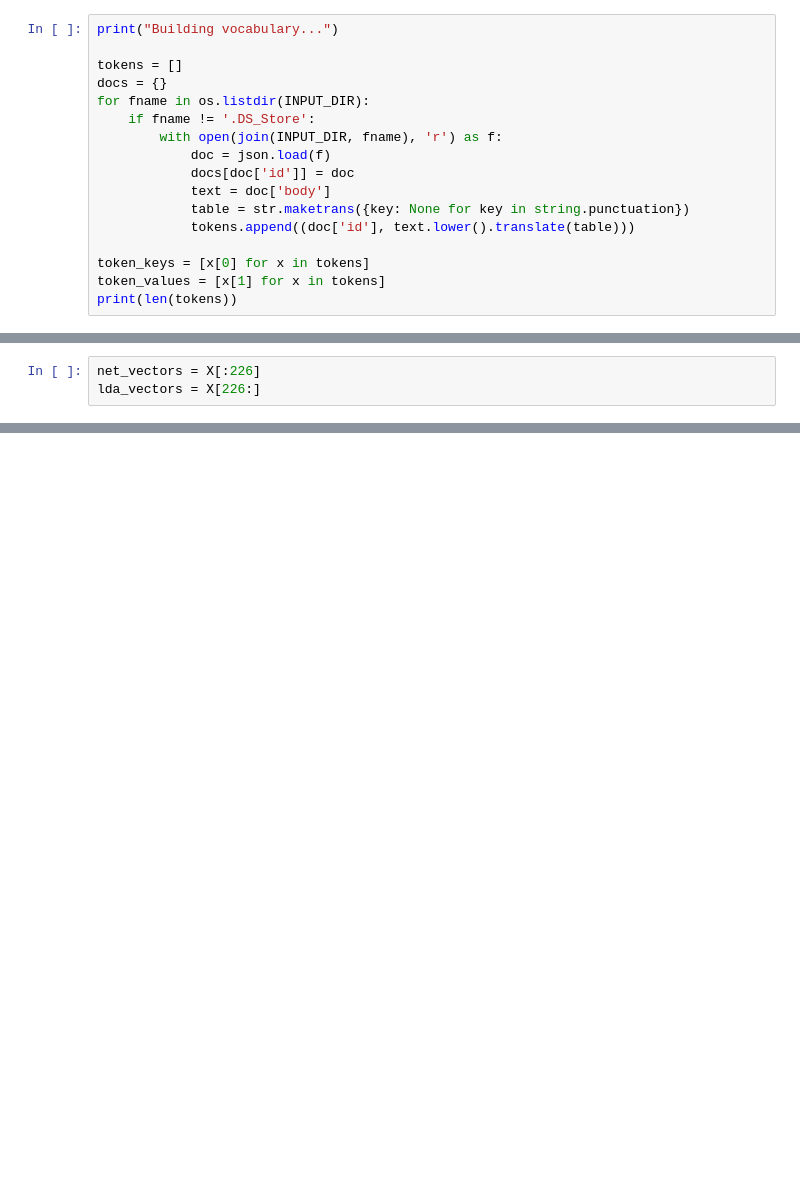
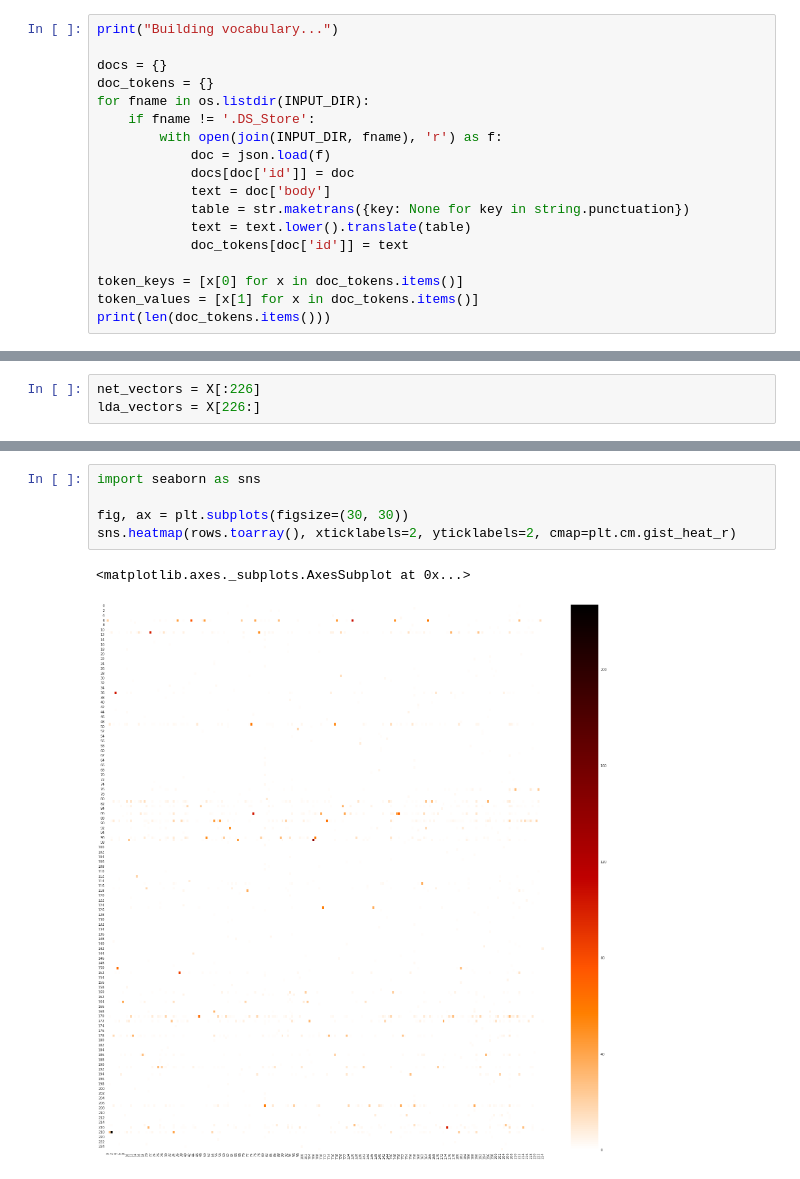
Before and after one commit to patorn/ucl_topic_structure_network_analysis, a Jupyter notebook: network.ipynb, the cells around one changed output, grey strips where cells are left out. Drawn from its saved outputs; the diff is of its cells as text; blank space fills up the shorter version.

```diff
--- a/network.ipynb
+++ b/network.ipynb
@@ -33,8 +34,8 @@ def tokenize(text):
 # %%
 print("Building vocabulary...")
 
-tokens = []
 docs = {}
+doc_tokens = {}
 for fname in os.listdir(INPUT_DIR):
     if fname != '.DS_Store':
         with open(join(INPUT_DIR, fname), 'r') as f:
@@ -42,11 +43,12 @@ for fname in os.listdir(INPUT_DIR):
             docs[doc['id']] = doc
             text = doc['body']
             table = str.maketrans({key: None for key in string.punctuation})
-            tokens.append((doc['id'], text.lower().translate(table)))
+            text = text.lower().translate(table)
+            doc_tokens[doc['id']] = text
 
-token_keys = [x[0] for x in tokens]
-token_values = [x[1] for x in tokens]
-print(len(tokens))
+token_keys = [x[0] for x in doc_tokens.items()]
+token_values = [x[1] for x in doc_tokens.items()]
+print(len(doc_tokens.items()))
 # %% [output]
 Building vocabulary...
 9086
@@ -390,0 +406,8 @@ np.savetxt('tmp/heatmap.csv', rows.toarray(), fmt='%d', delimiter=",")
+# %%
+import seaborn as sns
+
+fig, ax = plt.subplots(figsize=(30, 30))
+sns.heatmap(rows.toarray(), xticklabels=2, yticklabels=2, cmap=plt.cm.gist_heat_r)
+# %% [output]
+<matplotlib.axes._subplots.AxesSubplot at 0x...>
+[figure, added]
```
Also changed, not shown: parts of 15 cells of this notebook.
